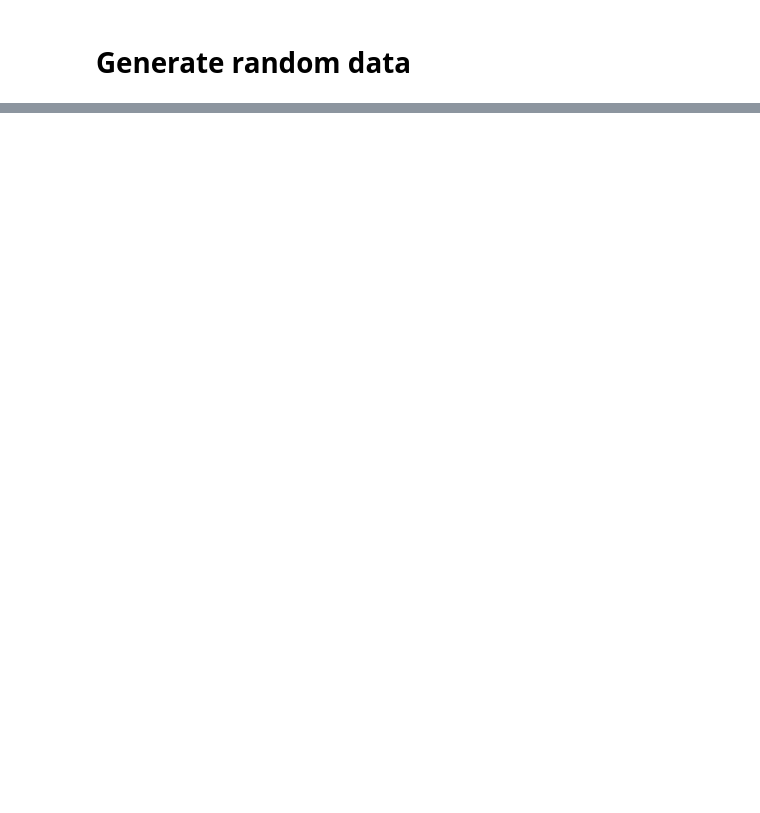
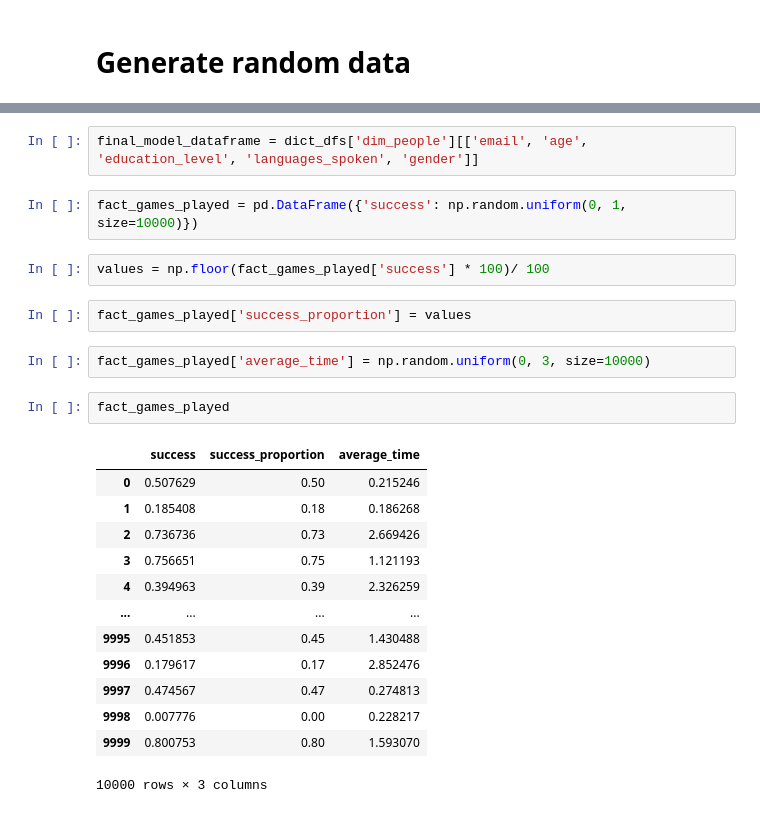
Before and after one commit to carmenvilanova/SeniorTrAIning, a Jupyter notebook: main_data/notebooks/main_notebook.ipynb, the cells around one changed output, grey strips where cells are left out. Saved outputs shown, nothing was run; the diff lists cells and outputs as text; blank space fills up the shorter version.

```diff
--- a/main_data/notebooks/main_notebook.ipynb
+++ b/main_data/notebooks/main_notebook.ipynb
@@ -123,0 +124,26 @@ dict_dfs['dim_people']
+# %%
+final_model_dataframe = dict_dfs['dim_people'][['email', 'age', 'education_level', 'languages_spoken', 'gender']]
+# %%
+fact_games_played = pd.DataFrame({'success': np.random.uniform(0, 1, size=10000)})
+# %%
+values = np.floor(fact_games_played['success'] * 100)/ 100
+# %%
+fact_games_played['success_proportion'] = values
+# %%
+fact_games_played['average_time'] = np.random.uniform(0, 3, size=10000)
+# %%
+fact_games_played
+# %% [output]
+|  | success | success_proportion | average_time |
+| 0 | 0.507629 | 0.50 | 0.215246 |
+| 1 | 0.185408 | 0.18 | 0.186268 |
+| 2 | 0.736736 | 0.73 | 2.669426 |
+| 3 | 0.756651 | 0.75 | 1.121193 |
+| 4 | 0.394963 | 0.39 | 2.326259 |
+| ... | ... | ... | ... |
+| 9995 | 0.451853 | 0.45 | 1.430488 |
+| 9996 | 0.179617 | 0.17 | 2.852476 |
+| 9997 | 0.474567 | 0.47 | 0.274813 |
+| 9998 | 0.007776 | 0.00 | 0.228217 |
+| 9999 | 0.800753 | 0.80 | 1.593070 |
+10000 rows × 3 columns
```
Also changed, not shown: parts of 8 cells of this notebook, 3 other files.
